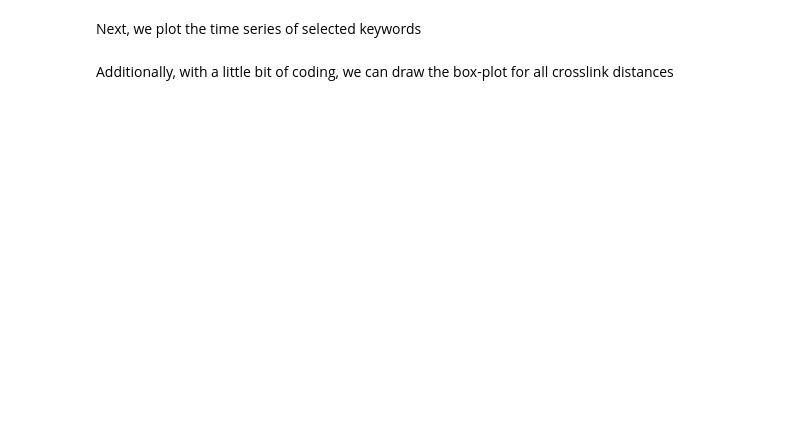
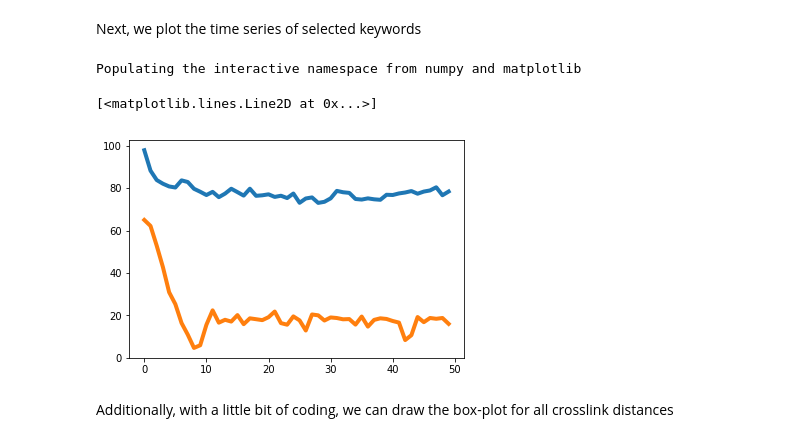
Before and after one commit to salilab/imp_tutorial, a Jupyter notebook: doc/Tutorial.ipynb, the cells around one changed output. Saved outputs shown, nothing was run; the diff lists cells and outputs as text; code cells hidden in the pictures; blank space fills up the shorter version.

```diff
--- a/doc/Tutorial.ipynb
+++ b/doc/Tutorial.ipynb
@@ -634,3 +647,17 @@ IMP.pmi.output.plot_fields(fl,framemin=10)
+# %%
+%pylab inline
+import pylab
+
+fl=po.get_fields(["Total_Score",
+                  "CrossLinkingMassSpectrometryRestraint_Data_Score_Chen",
+                  "CrossLinkingMassSpectrometryRestraint_Distance_|Trnka|103.1|Rpb1|1|Rpb1|343|0|PSI|"])
+
+pylab.plot([float(x) for x in fl["CrossLinkingMassSpectrometryRestraint_Data_Score_Chen"]])
+pylab.plot([float(x) for x in fl["CrossLinkingMassSpectrometryRestraint_Distance_|Trnka|103.1|Rpb1|1|Rpb1|343|0|PSI|"]])
+# %% [output]
+Populating the interactive namespace from numpy and matplotlib
+[<matplotlib.lines.Line2D at 0x...>]
+[figure, added]
 # %% [markdown]
 Additionally, with a little bit of coding, we can draw the box-plot for all crosslink distances
 # %%
```
Also changed, not shown: parts of 10 cells of this notebook.
